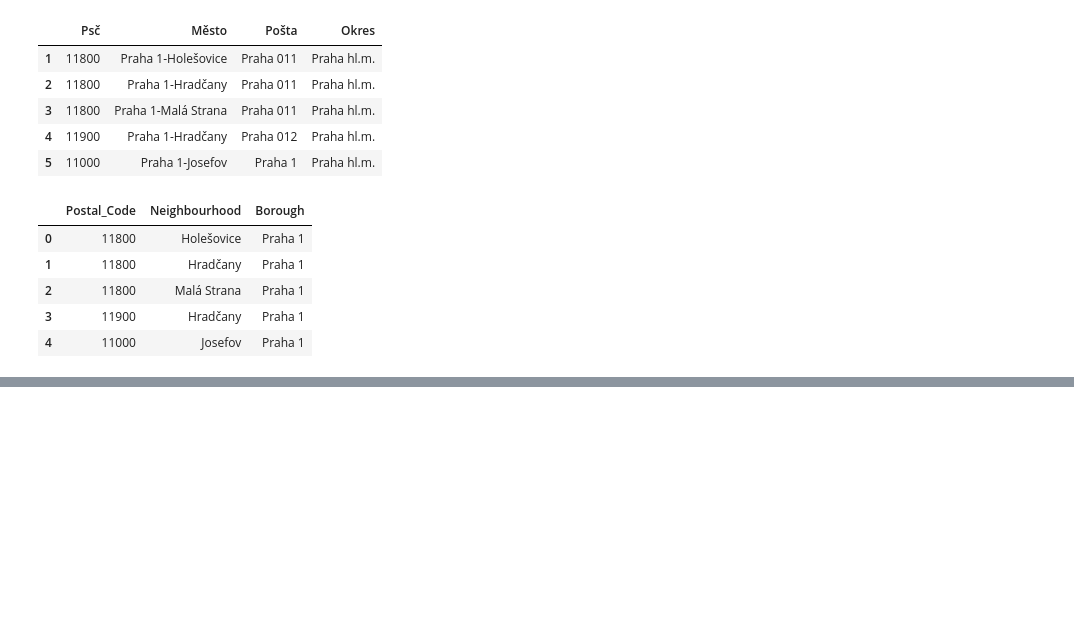
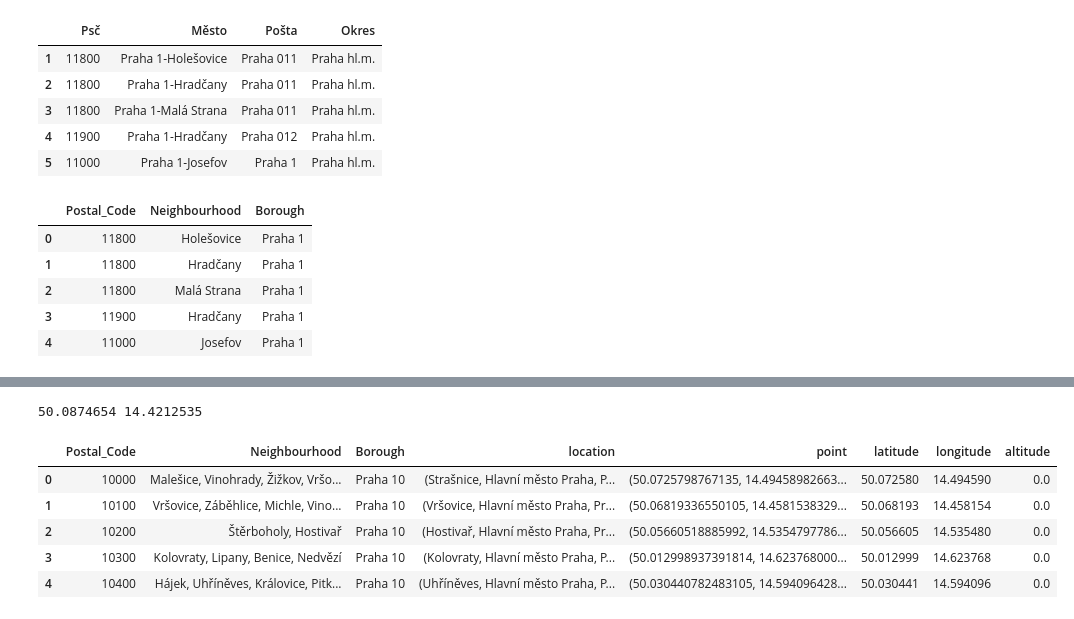
Before and after one commit to MarketaM/Coursera_Capstone, a Jupyter notebook: notebooks/Prague_Neighourhood_Project.ipynb, the cells around one changed output, grey strips where cells are left out. Drawn from its saved outputs; the diff is of its cells as text; code cells hidden in the pictures; blank space fills up the shorter version.

Commit message:
fix: use geocoders

```diff
--- a/notebooks/Prague_Neighourhood_Project.ipynb
+++ b/notebooks/Prague_Neighourhood_Project.ipynb
@@ -60,6 +59,0 @@ df_Prague.head()
-# %%
-def insert_space(string, integer):
-    return string[0:integer] + ' ' + string[integer:]
-new_df = df_Prague['Postal_Code'].apply(lambda x: insert_space(x, 3))
-df_Prague["Postal_Code"] = new_df
-df_Prague
@@ -84,11 +59,0 @@ df_Prague
-# %%
-import pgeocode
-
-nomi = pgeocode.Nominatim('cz')
-postal_code = df_Prague["Postal_Code"].to_list()
-location = nomi.query_postal_code(postal_code)
-df_location = pd.DataFrame(data=location)
-df_location.rename(columns={"postal_code":"Postal_Code"}, inplace=True)
-df_Prague = df_Prague.merge(df_location[["latitude", "longitude", "Postal_Code"]], on="Postal_Code", how="left")
-df_Prague.rename({"latitude":"Latitude", "longitude":"Longitude"}, axis="columns", inplace=True)
-df_Prague.head()
@@ -123,0 +84,32 @@ df_realities
+# %%
+from geopy.geocoders import Nominatim
+
+address = "Prague, Czechia"
+
+geolocator = Nominatim(user_agent="Prague_explorer")
+location = geolocator.geocode(address)
+prague_lat = location.latitude
+prague_lng = location.longitude
+print(prague_lat, prague_lng)
+# %% [output]
+50.0874654 14.4212535
+# %%
+from functools import partial
+
+locator = Nominatim(user_agent="myGeocoder")
+geocode = RateLimiter(locator.geocode, min_delay_seconds=1)
+df_Prague['location'] = df_Prague['Postal_Code'].apply(partial(geocode, country_codes="CZ"))
+
+# 3 - create longitude, laatitude and altitude from location column (returns tuple)
+df_Prague['point'] = df_Prague['location'].apply(lambda loc: tuple(loc.point) if loc else None)
+
+# 4 - split point column into latitude, longitude and altitude columns
+df_Prague[['latitude', 'longitude', 'altitude']] = pd.DataFrame(df_Prague['point'].tolist(), index=df_Prague.index)
+df_Prague.head()
+# %% [output]
+|  | Postal_Code | Neighbourhood | Borough | location | point | latitude | longitude | altitude |
+| 0 | 10000 | Malešice, Vinohrady, Žižkov, Vršo... | Praha 10 | (Strašnice, Hlavní město Praha, P... | (50.0725798767135, 14.49458982663... | 50.072580 | 14.494590 | 0.0 |
+| 1 | 10100 | Vršovice, Záběhlice, Michle, Vino... | Praha 10 | (Vršovice, Hlavní město Praha, Pr... | (50.06819336550105, 14.4581538329... | 50.068193 | 14.458154 | 0.0 |
+| 2 | 10200 | Štěrboholy, Hostivař | Praha 10 | (Hostivař, Hlavní město Praha, Pr... | (50.05660518885992, 14.5354797786... | 50.056605 | 14.535480 | 0.0 |
+| 3 | 10300 | Kolovraty, Lipany, Benice, Nedvězí | Praha 10 | (Kolovraty, Hlavní město Praha, P... | (50.012998937391814, 14.623768000... | 50.012999 | 14.623768 | 0.0 |
+| 4 | 10400 | Hájek, Uhříněves, Královice, Pitk... | Praha 10 | (Uhříněves, Hlavní město Praha, P... | (50.030440782483105, 14.594096428... | 50.030441 | 14.594096 | 0.0 |
```
Also changed, not shown: parts of 19 cells of this notebook.
